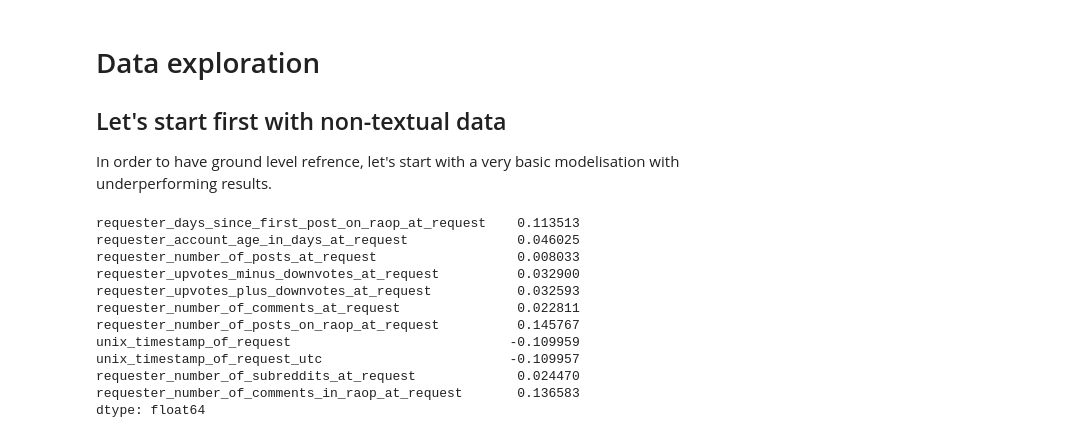
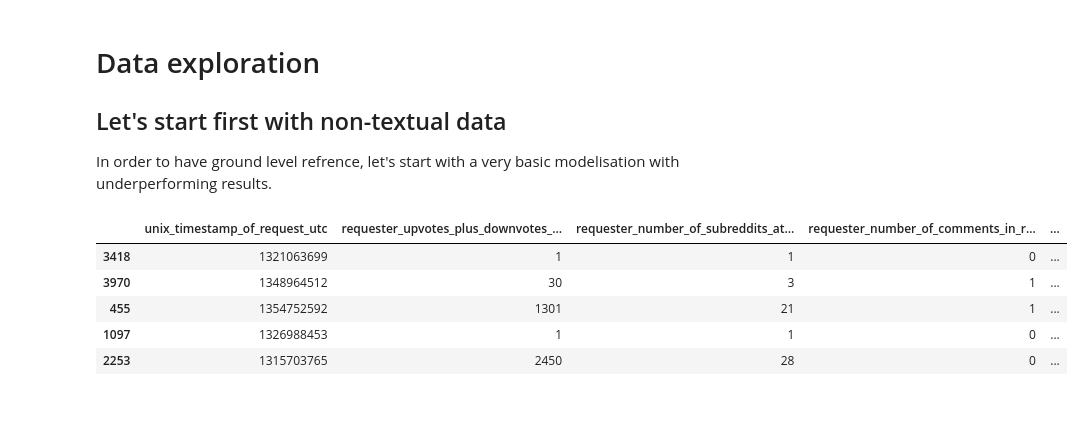
Before and after one commit to vanAkim/ADPA, a Jupyter notebook: notebooks/Random Act of Pizza NLP.ipynb, the cells around one changed output. Drawn from its saved outputs; the diff is of its cells as text; code cells hidden in the pictures; blank space fills up the shorter version.

```diff
--- a/notebooks/Random Act of Pizza NLP.ipynb
+++ b/notebooks/Random Act of Pizza NLP.ipynb
@@ -193,17 +203,11 @@ X_train = X_train[set(univariate_features + at_request_features)]
 
 In order to have ground level refrence, let's start with a very basic modelisation with underperforming results.
 # %%
-X_train.select_dtypes(exclude=["object"]).corrwith(y_train)
+X_train_num = X_train.select_dtypes(exclude=["object"])
 # %% [output]
-requester_days_since_first_post_on_raop_at_request    0.113513
-requester_account_age_in_days_at_request              0.046025
-requester_number_of_posts_at_request                  0.008033
-requester_upvotes_minus_downvotes_at_request          0.032900
-requester_upvotes_plus_downvotes_at_request           0.032593
-requester_number_of_comments_at_request               0.022811
-requester_number_of_posts_on_raop_at_request          0.145767
-unix_timestamp_of_request                            -0.109959
-unix_timestamp_of_request_utc                        -0.109957
-requester_number_of_subreddits_at_request             0.024470
-requester_number_of_comments_in_raop_at_request       0.136583
-dtype: float64
+|  | unix_timestamp_of_request_utc | requester_upvotes_plus_downvotes_... | requester_number_of_subreddits_at... | requester_number_of_comments_in_r... | ... |
+| 3418 | 1321063699 | 1 | 1 | 0 | ... |
+| 3970 | 1348964512 | 30 | 3 | 1 | ... |
+| 455 | 1354752592 | 1301 | 21 | 1 | ... |
+| 1097 | 1326988453 | 1 | 1 | 0 | ... |
+| 2253 | 1315703765 | 2450 | 28 | 0 | ... |
```
Also changed, not shown: parts of 35 cells of this notebook.
